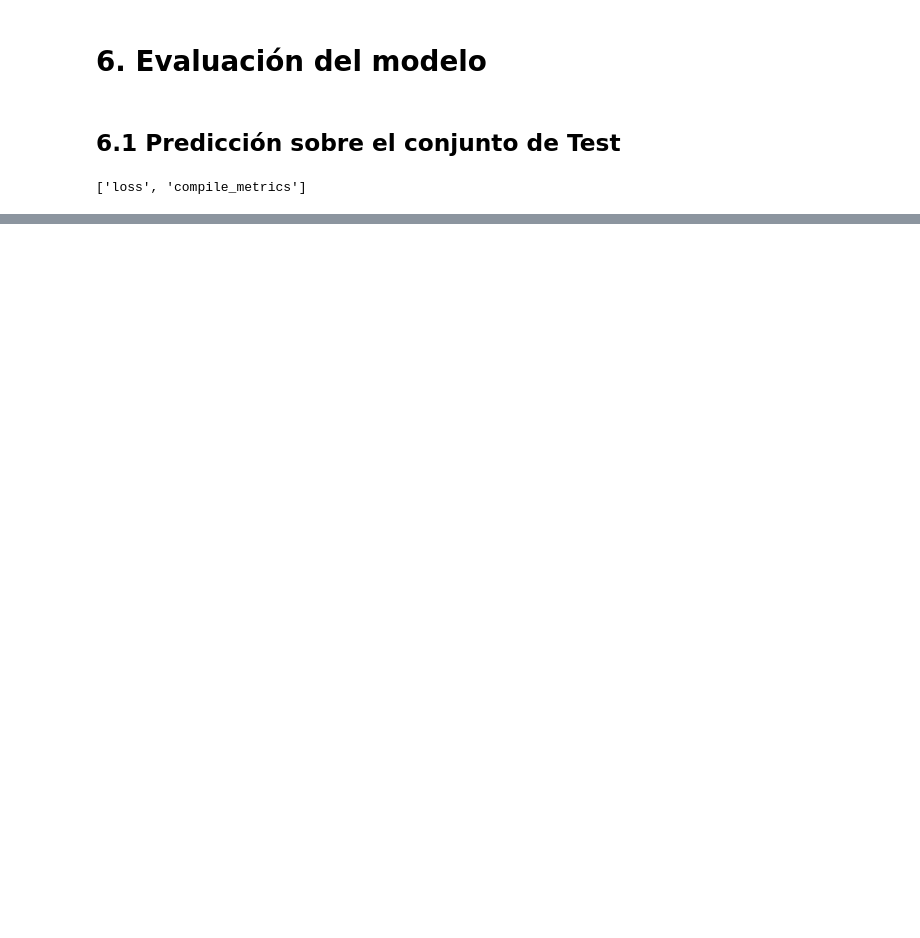
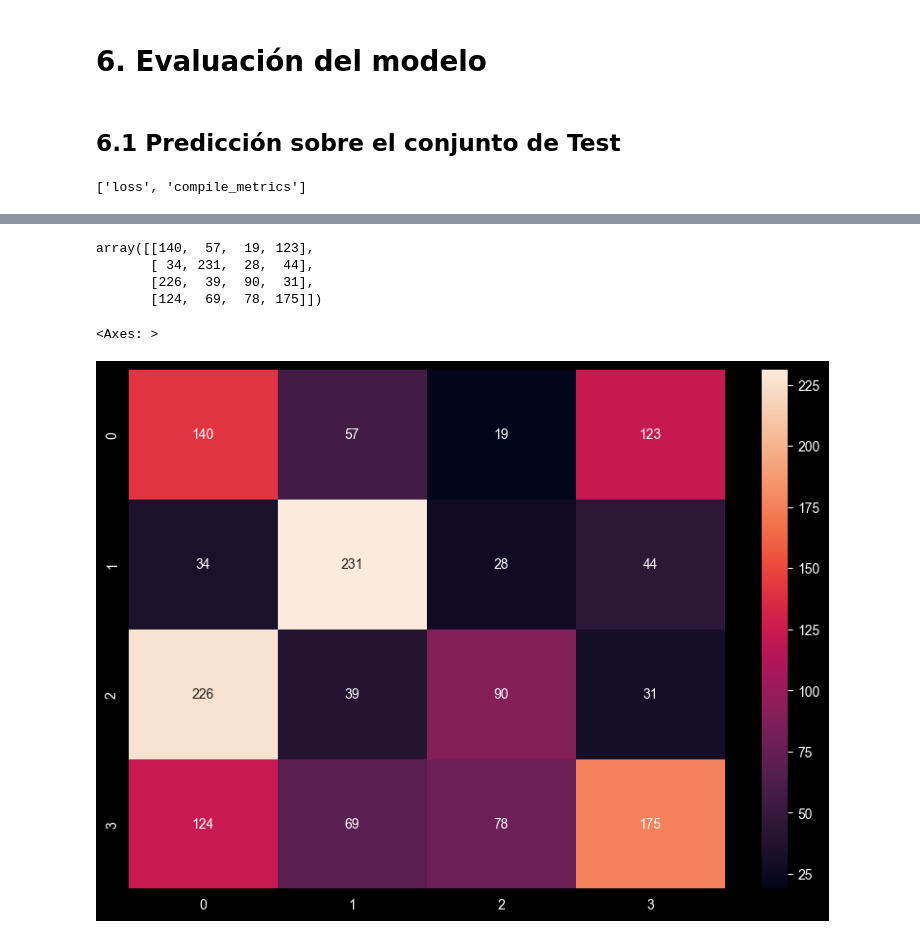
Before and after one commit to kendalls-s/SmartCityIA, a Jupyter notebook: notebooks/02_CNN_CCTV.ipynb, the cells around one changed output, grey strips where cells are left out. Cells and saved outputs as stored; diff of their text form; code cells hidden in the pictures; blank space fills up the shorter version.

```diff
--- a/notebooks/02_CNN_CCTV.ipynb
+++ b/notebooks/02_CNN_CCTV.ipynb
@@ -513,0 +587,13 @@ weighted avg       0.44      0.48      0.42       869
+# %%
+confusion_matrix(test_image_gen.classes,predictions)
+# %% [output]
+array([[140,  57,  19, 123],
+       [ 34, 231,  28,  44],
+       [226,  39,  90,  31],
+       [124,  69,  78, 175]])
+# %%
+plt.figure(figsize=(10,7))
+sns.heatmap(confusion_matrix(test_image_gen.classes, predictions), annot=True, fmt='g')
+# %% [output]
+<Axes: >
+[figure, added]
```
Also changed, not shown: parts of 36 cells of this notebook, 1 other file.
